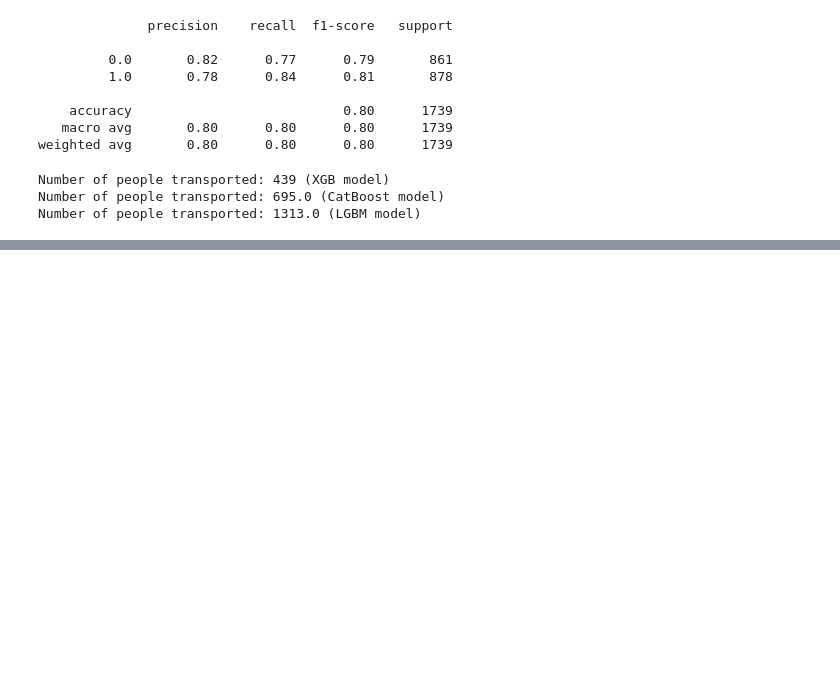
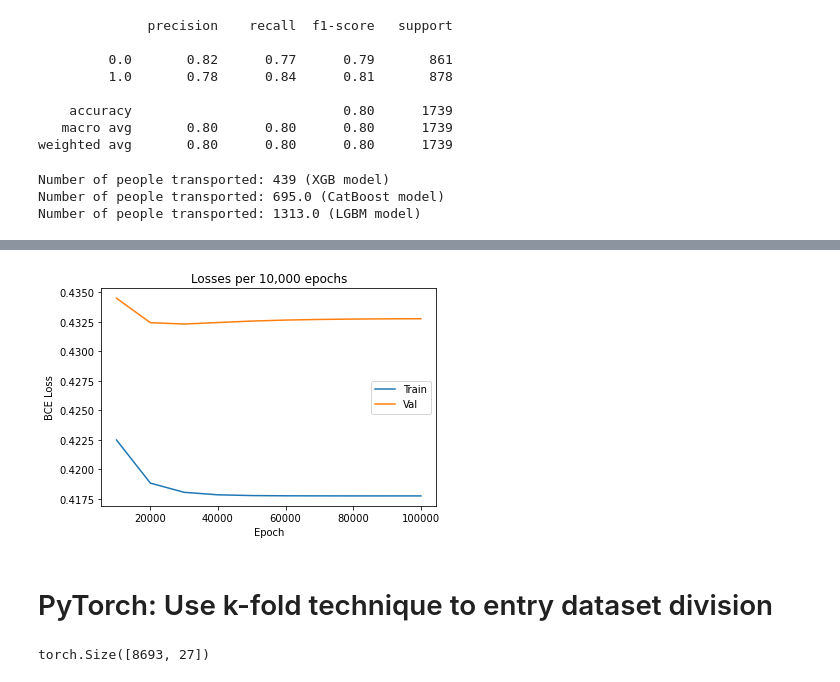
Before and after one commit to AleksanderWernik/Kaggle_competition, a Jupyter notebook: Spaceship_Titanic.ipynb, the cells around one changed output, grey strips where cells are left out. Saved outputs shown, nothing was run; the diff lists cells and outputs as text; code cells hidden in the pictures; blank space fills up the shorter version.

Commit message:
Added PyTorch models

```diff
--- a/Spaceship_Titanic.ipynb
+++ b/Spaceship_Titanic.ipynb
@@ -894,0 +814,19 @@ Number of people transported: 1313.0 (LGBM model)
+# %%
+class LogisticRegression(nn.Module):
+    def __init__(self, input_size, output_size):
+        super(LogisticRegression, self).__init__()
+        self.linear = nn.Linear(input_size, output_size)
+
+    def forward(self, x):
+        out = torch.sigmoid(self.linear(x))
+        return out
+# %%
+epochs = 100000
+input_size = 27
+output_size = 1
+model = LogisticRegression(input_size, output_size)
+criterion = nn.BCELoss()
+optimizer = torch.optim.SGD(model.parameters(), lr=0.01)
+# %%
+X_train1, X_val = torch.Tensor(X_train1),torch.Tensor(X_val)
+y_train1, y_val = torch.Tensor(y_train1.values),torch.Tensor(y_val.values)
@@ -894,0 +906,12 @@ Number of people transported: 1313.0 (LGBM model)
+# %%
+plt.plot(Iterations, losses, label='Train')
+plt.plot(Iterations, losses_val, label='Val')
+plt.xlabel("Epoch")
+plt.ylabel("BCE Loss")
+plt.title('Losses per 10,000 epochs')
+plt.legend()
+plt.show()
+# %% [output]
+[figure, added]
+# %% [markdown]
+# PyTorch: Use k-fold technique to entry dataset division
@@ -894,0 +922,4 @@ Number of people transported: 1313.0 (LGBM model)
+# %%
+X_train.shape
+# %% [output]
+torch.Size([8693, 27])
```
Also changed, not shown: parts of 26 cells of this notebook.
